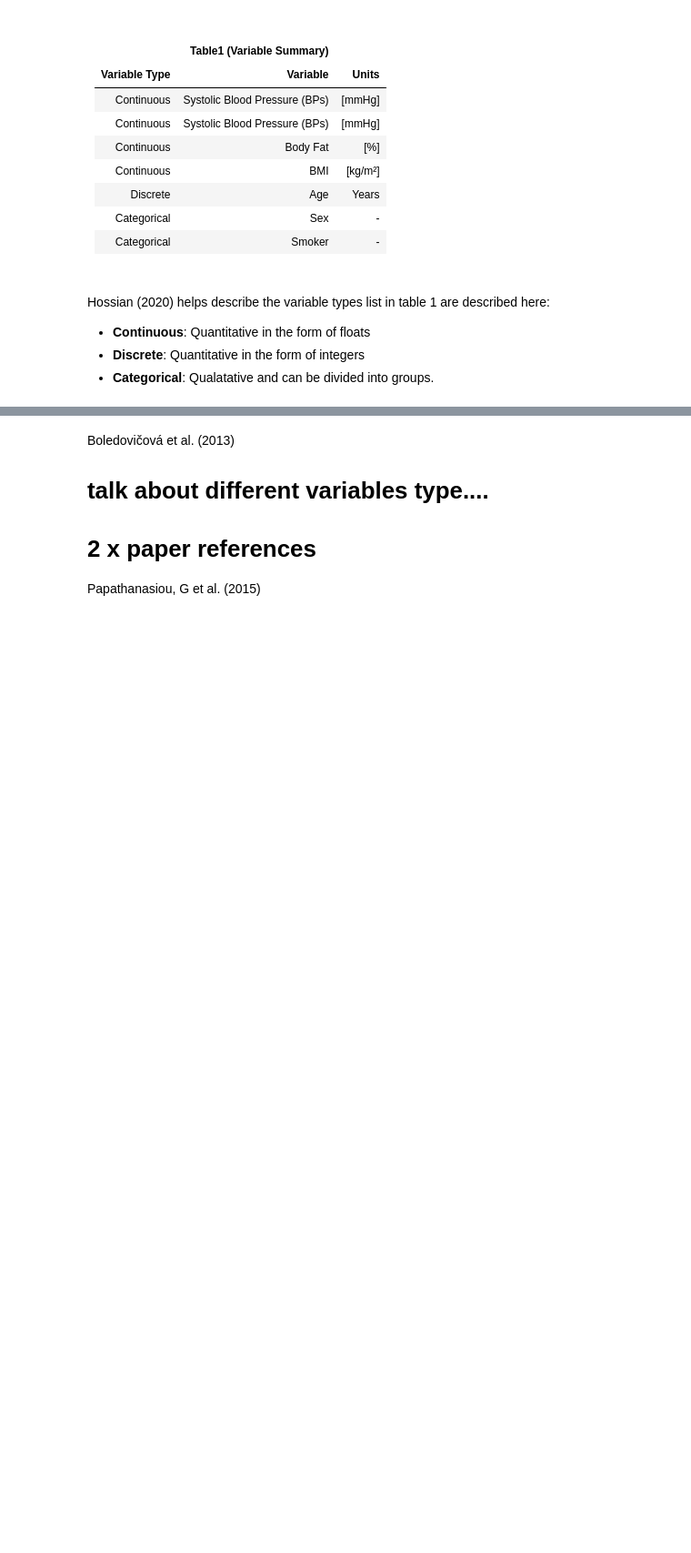
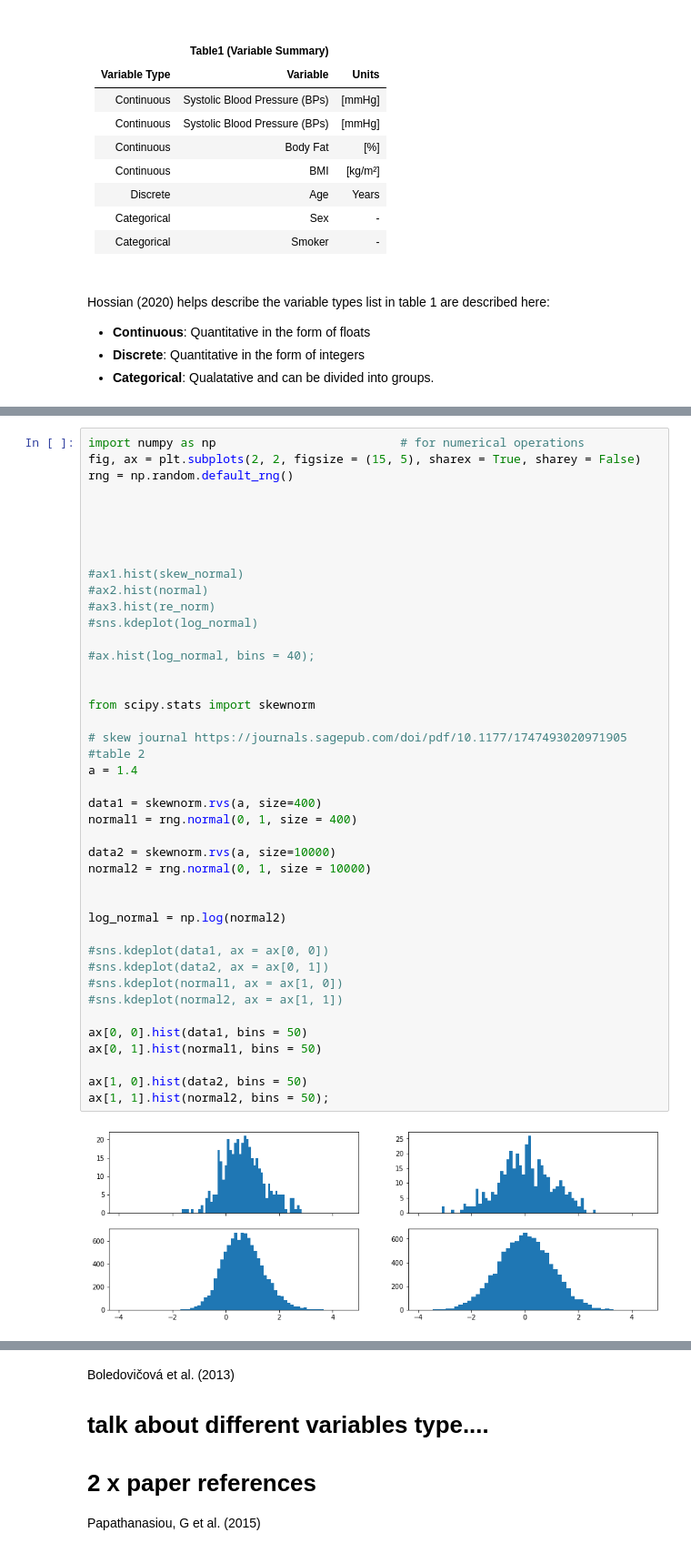
Before and after one commit to CiaranMoran27/playing_with_jupyter, a Jupyter notebook: modelling_real_world_scenario.ipynb, the cells around one changed output, grey strips where cells are left out. Shown at 91% size. Saved outputs shown, nothing was run; the diff lists cells and outputs as text; blank space fills up the shorter version.

```diff
--- a/modelling_real_world_scenario.ipynb
+++ b/modelling_real_world_scenario.ipynb
@@ -129,0 +243,43 @@ contains a mix of each health status.
+# %%
+import numpy as np                          # for numerical operations
+fig, ax = plt.subplots(2, 2, figsize = (15, 5), sharex = True, sharey = False)
+rng = np.random.default_rng()
+
+
+
+
+
+#ax1.hist(skew_normal)
+#ax2.hist(normal)
+#ax3.hist(re_norm)
+#sns.kdeplot(log_normal)
+
+#ax.hist(log_normal, bins = 40);
+
+
+from scipy.stats import skewnorm
+
+# skew journal https://journals.sagepub.com/doi/pdf/10.1177/1747493020971905    #table 2
+a = 1.4
+
+data1 = skewnorm.rvs(a, size=400)
+normal1 = rng.normal(0, 1, size = 400)
+
+data2 = skewnorm.rvs(a, size=10000)
+normal2 = rng.normal(0, 1, size = 10000)
+
+
+log_normal = np.log(normal2)
+
+#sns.kdeplot(data1, ax = ax[0, 0])
+#sns.kdeplot(data2, ax = ax[0, 1])
+#sns.kdeplot(normal1, ax = ax[1, 0])
+#sns.kdeplot(normal2, ax = ax[1, 1])
+
+ax[0, 0].hist(data1, bins = 50)
+ax[0, 1].hist(normal1, bins = 50)
+
+ax[1, 0].hist(data2, bins = 50)
+ax[1, 1].hist(normal2, bins = 50);
+# %% [output]
+[figure, added]
```
Also changed, not shown: parts of 32 cells of this notebook, 1 other file.
